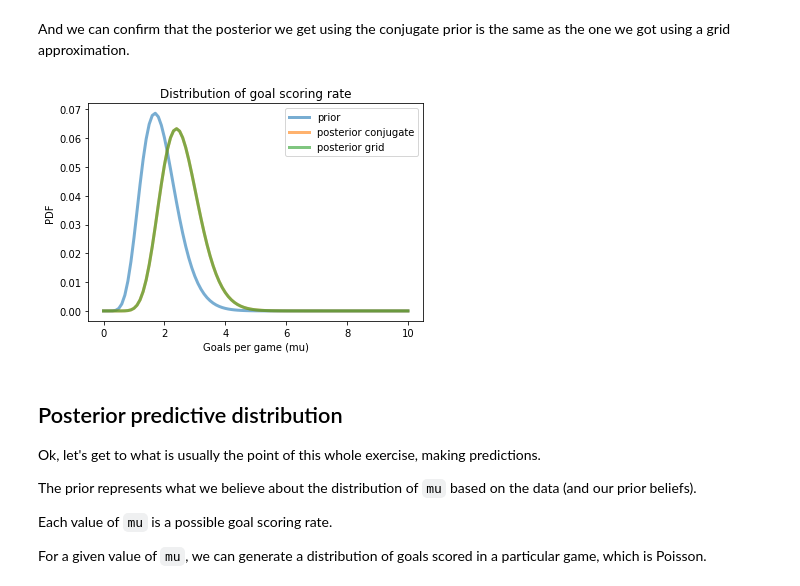
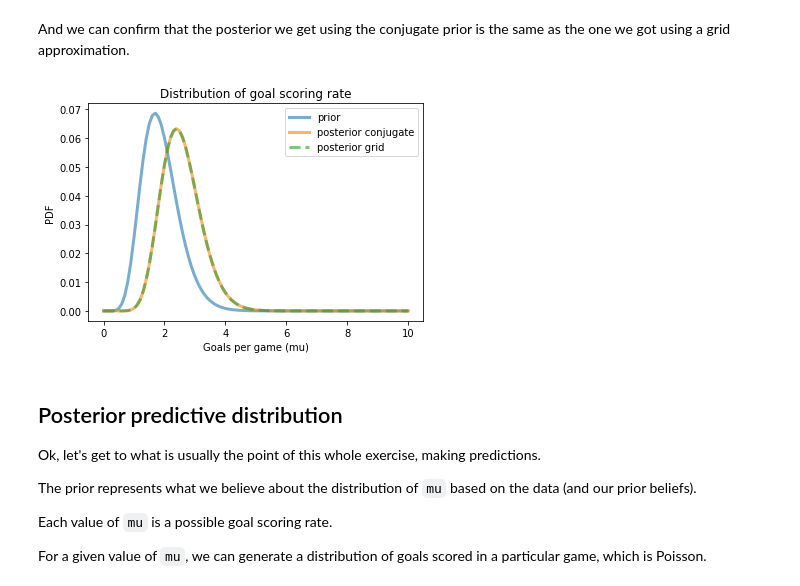
Before and after one commit to AllenDowney/BayesMadeSimple, a Jupyter notebook: zigzag.ipynb, the cells around one changed output. Drawn from its saved outputs; the diff is of its cells as text; code cells hidden in the pictures.

```diff
--- a/zigzag.ipynb
+++ b/zigzag.ipynb
@@ -463,7 +462,7 @@ def make_gamma_suite(xs, alpha, beta):
     """
     dist = make_gamma_dist(alpha, beta)
     ps = dist.pdf(xs)
-    prior = Suite(dict(zip(hypo_mu, ps)))
+    prior = Suite(dict(zip(xs, ps)))
     prior.normalize()
     return prior
 # %% [markdown]
@@ -531,6 +530,7 @@ See https://en.wikipedia.org/wiki/Conjugate_prior#Discrete_distributions
 And often we can compute the parameters of the posterior with very little computation.  If we observe `x` goals in `1` game, the new parameters are `alpha+x` and `beta+1`.
 # %%
 class GammaSuite:
+    """Represents a gamma conjugate prior/posterior."""
 
     def __init__(self, alpha, beta):
         """Initialize.
@@ -580,10 +580,10 @@ And we can confirm that the posterior we get using the conjugate prior is the sa
 # %%
 gamma_prior.plot(hypo_mu, label='prior')
 gamma_posterior.plot(hypo_mu, label='posterior conjugate')
-posterior.plot(label='posterior grid')
+posterior.plot(label='posterior grid', linestyle='dashed')
 pdf_rate()
 # %% [output]
-[figure, old version]
+[figure, new version]
 # %% [markdown]
 ## Posterior predictive distribution
 
```
Also changed, not shown: parts of 19 cells of this notebook.
